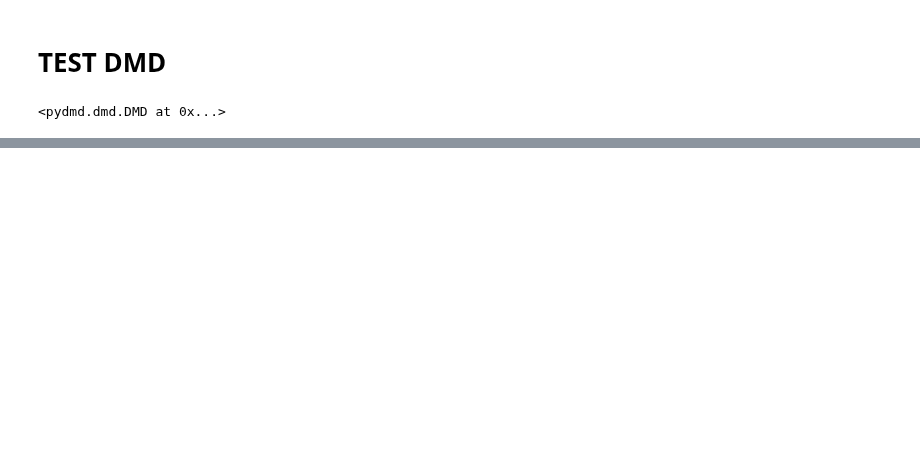
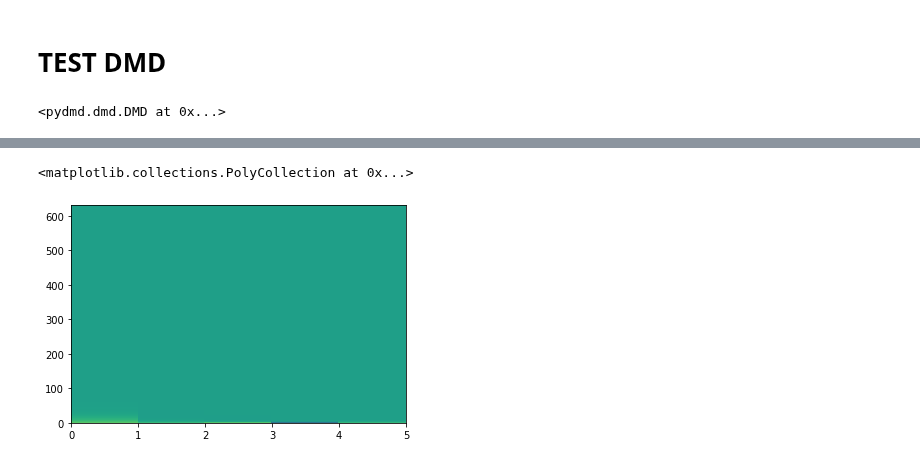
Before and after one commit to DenisSidoren/arctic_TimeSeries_analysis, a Jupyter notebook: dmd.ipynb, the cells around one changed output, grey strips where cells are left out. Saved outputs shown, nothing was run; the diff lists cells and outputs as text; code cells hidden in the pictures; blank space fills up the shorter version.

```diff
--- a/dmd.ipynb
+++ b/dmd.ipynb
@@ -112,5 +132,5 @@ from pydmd import DMD
 # %%
-dmd = DMD(svd_rank=2)
-dmd.fit(V_r)
+dmd = DMD(svd_rank=r-1)
+dmd.fit(V_r[:-1])
 # %% [output]
 <pydmd.dmd.DMD at 0x...>
@@ -120,0 +147,5 @@ dmd.plot_eigs(show_axes=True, show_unit_circle=True)
+# %%
+plt.pcolor(np.real(dmd.reconstructed_data.T))
+# %% [output]
+<matplotlib.collections.PolyCollection at 0x...>
+[figure, added]
```
Also changed, not shown: parts of 22 cells of this notebook.
